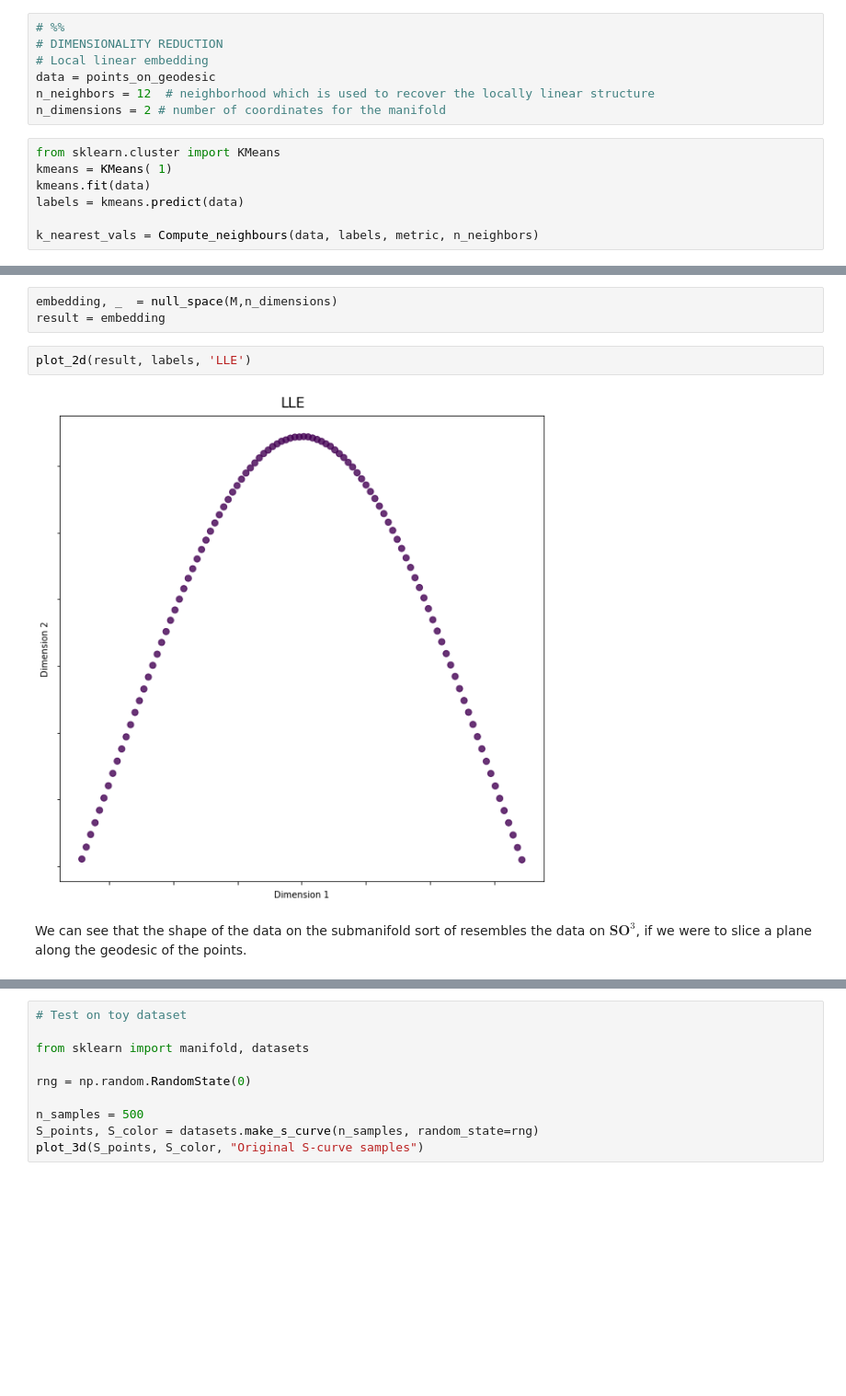
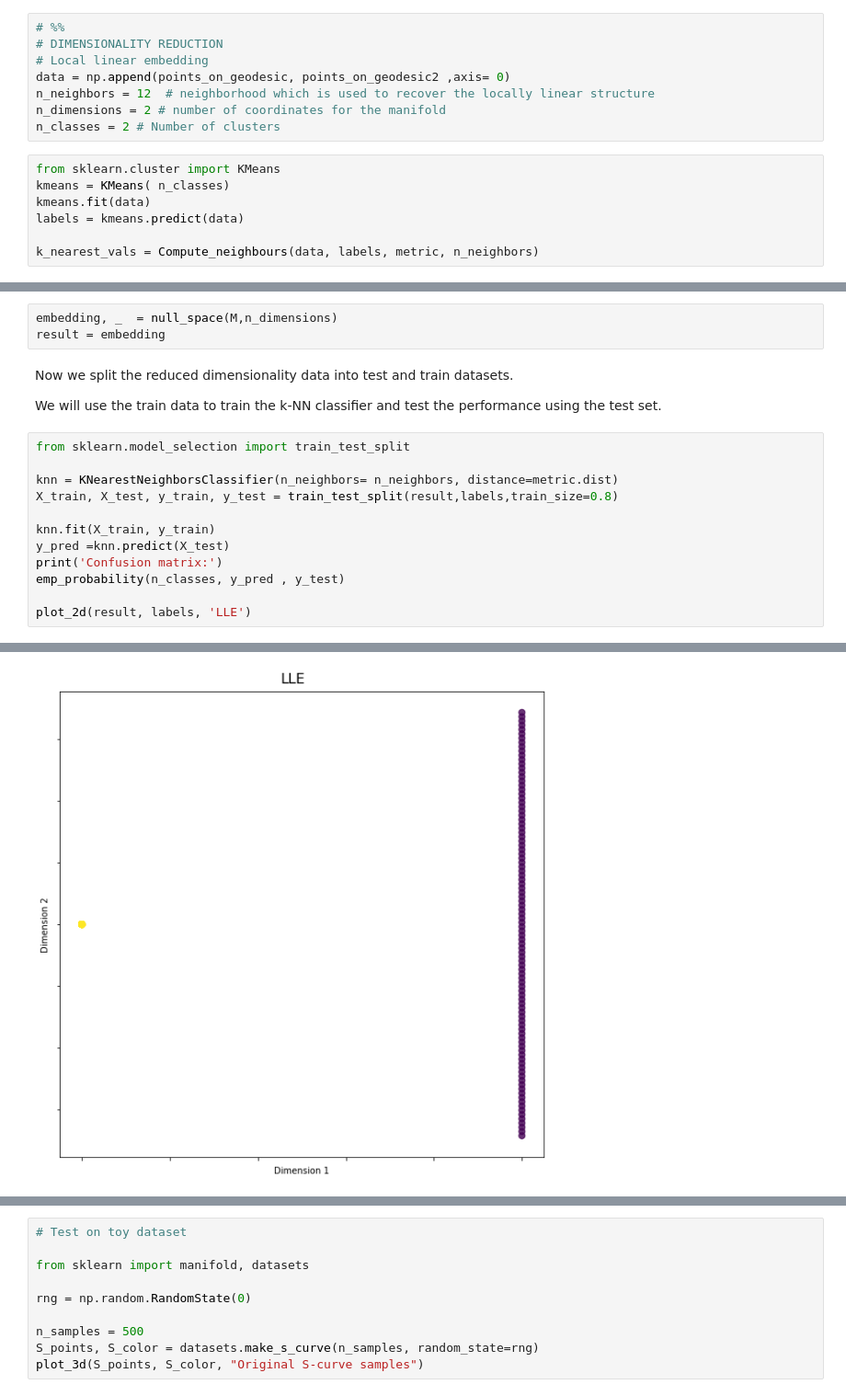
Before and after one commit to geometric-intelligence/ece594n, a Jupyter notebook: hw3-reviews/Local_linear_embedding/main.ipynb, the cells around one changed output, grey strips where cells are left out. Shown at 92% size. Cells and saved outputs as stored; diff of their text form; blank space fills up the shorter version.

```diff
--- a/hw3-reviews/Local_linear_embedding/main.ipynb
+++ b/hw3-reviews/Local_linear_embedding/main.ipynb
@@ -114,12 +126,13 @@ Let's calculate the k-nearest neighbours according to the manifold distance:
 # %%
 # DIMENSIONALITY REDUCTION
 # Local linear embedding
-data = points_on_geodesic
+data = np.append(points_on_geodesic, points_on_geodesic2 ,axis= 0)
 n_neighbors = 12  # neighborhood which is used to recover the locally linear structure
 n_dimensions = 2 # number of coordinates for the manifold
+n_classes = 2 # Number of clusters
 # %%
 from sklearn.cluster import KMeans
-kmeans = KMeans( 1)
+kmeans = KMeans( n_classes)
 kmeans.fit(data)
 labels = kmeans.predict(data)
 
@@ -167,9 +180,20 @@ Reconstructed values : Y_hat
 # %%
 embedding, _  = null_space(M,n_dimensions)
 result = embedding
-# %%
-plot_2d(result, labels, 'LLE')
-# %% [output]
-[figure, removed]
-# %% [markdown]
-We can see that the shape of the data on the submanifold sort of resembles the data on $\textbf{SO}^{3}$, if we were to slice a plane along the geodesic of the points.
+# %% [markdown]
+Now we split the reduced dimensionality data into test and train datasets.
+
+We will use the train data to train the k-NN classifier and test the performance using the test set.
+# %%
+from sklearn.model_selection import train_test_split
+
+knn = KNearestNeighborsClassifier(n_neighbors= n_neighbors, distance=metric.dist)
+X_train, X_test, y_train, y_test = train_test_split(result,labels,train_size=0.8)
+
+knn.fit(X_train, y_train)
+y_pred =knn.predict(X_test)
+print('Confusion matrix:')
+emp_probability(n_classes, y_pred , y_test)
+
+plot_2d(result, labels, 'LLE')
+# %% [output]
@@ -175,0 +206 @@ We can see that the shape of the data on the submanifold sort of resembles the d
+[figure, added]
```
Also changed, not shown: parts of 19 cells of this notebook, 1 other file.
